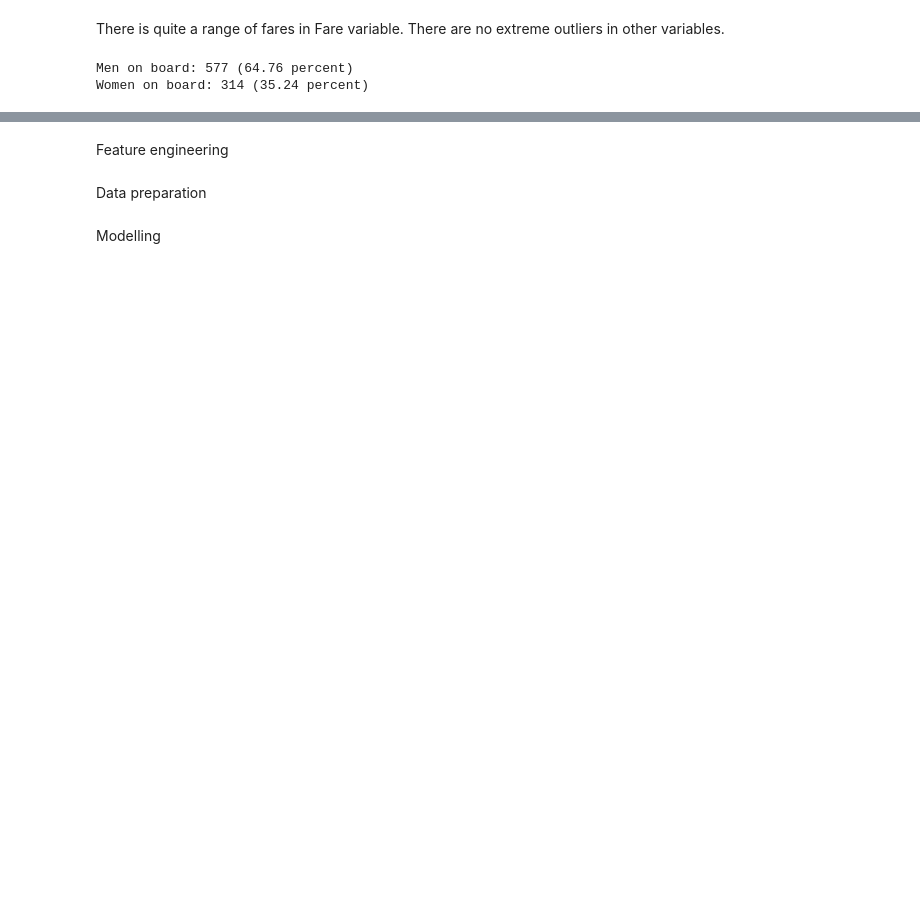
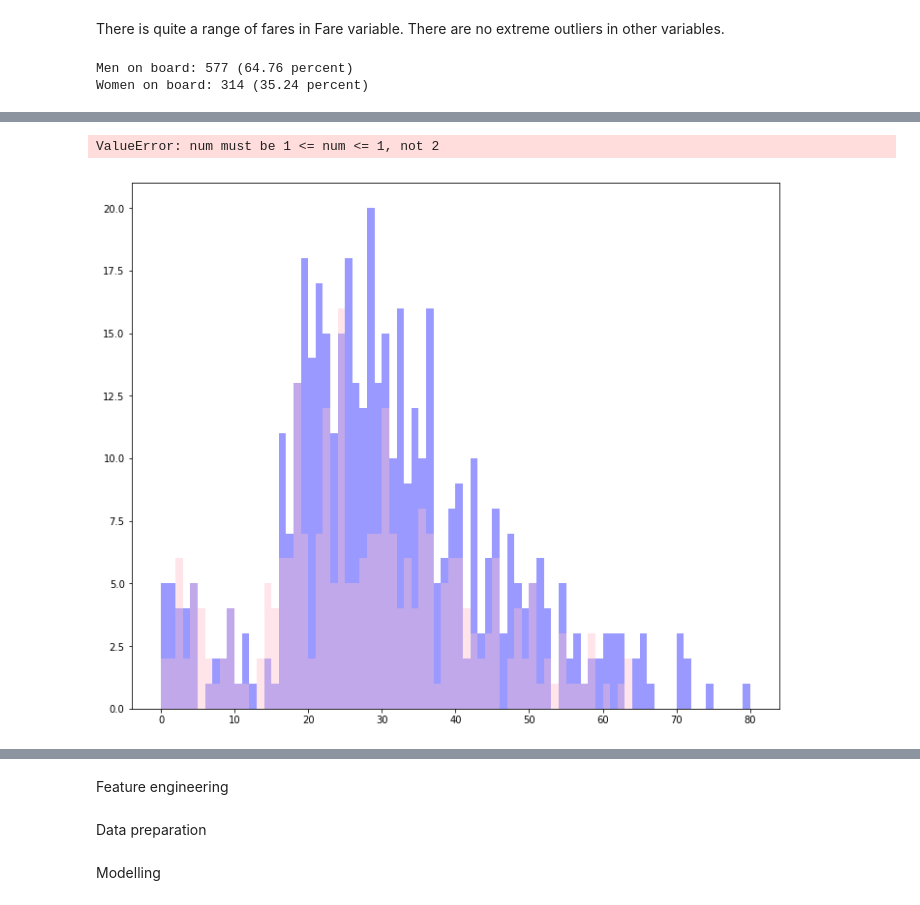
Before and after one commit to QuarKUS7/EY, a Jupyter notebook: model.ipynb, the cells around one changed output, grey strips where cells are left out. Cells and saved outputs as stored; diff of their text form; code cells hidden in the pictures; blank space fills up the shorter version.

```diff
--- a/model.ipynb
+++ b/model.ipynb
@@ -112,0 +117,5 @@ Women on board: 314 (35.24 percent)
+# %%
+men = data[data['Sex'] == 'male']
+women = data[data['Sex'] == 'female']
+# %%
+data['Sex'] = data['Sex'].map( {'female': 1, 'male': 0} ).astype(int)
@@ -112,0 +131,10 @@ Women on board: 314 (35.24 percent)
+# %%
+plt.figure(figsize=[12,10])
+plt.subplot(111)
+sns.distplot(men['Age'].dropna().values, bins = range(0, 81, 1), kde=False,color="blue")
+sns.distplot(women['Age'].dropna().values, bins = range(0, 81, 1), kde=False,color="pink")
+plt.subplot(112)
+sns.barplot('Survived', 'Sex', data=data)
+# %% [output]
+ValueError: num must be 1 <= num <= 1, not 2
+[figure, added]
```
Also changed, not shown: parts of 14 cells of this notebook.
